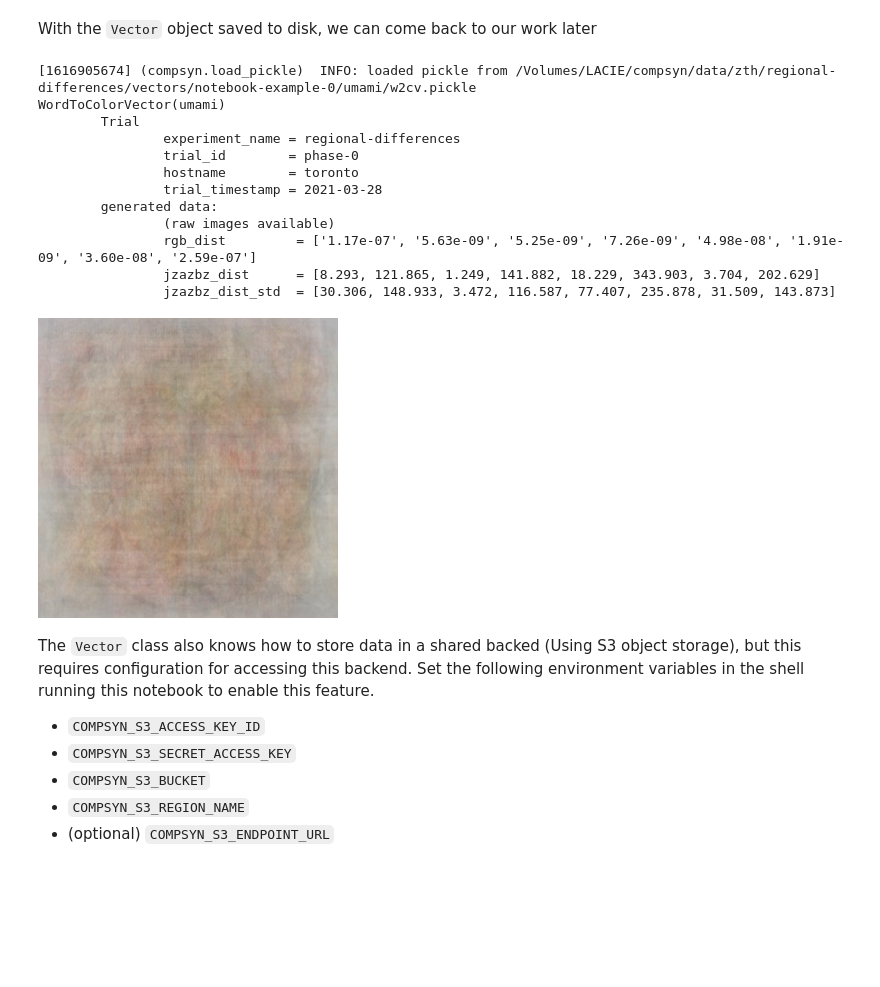
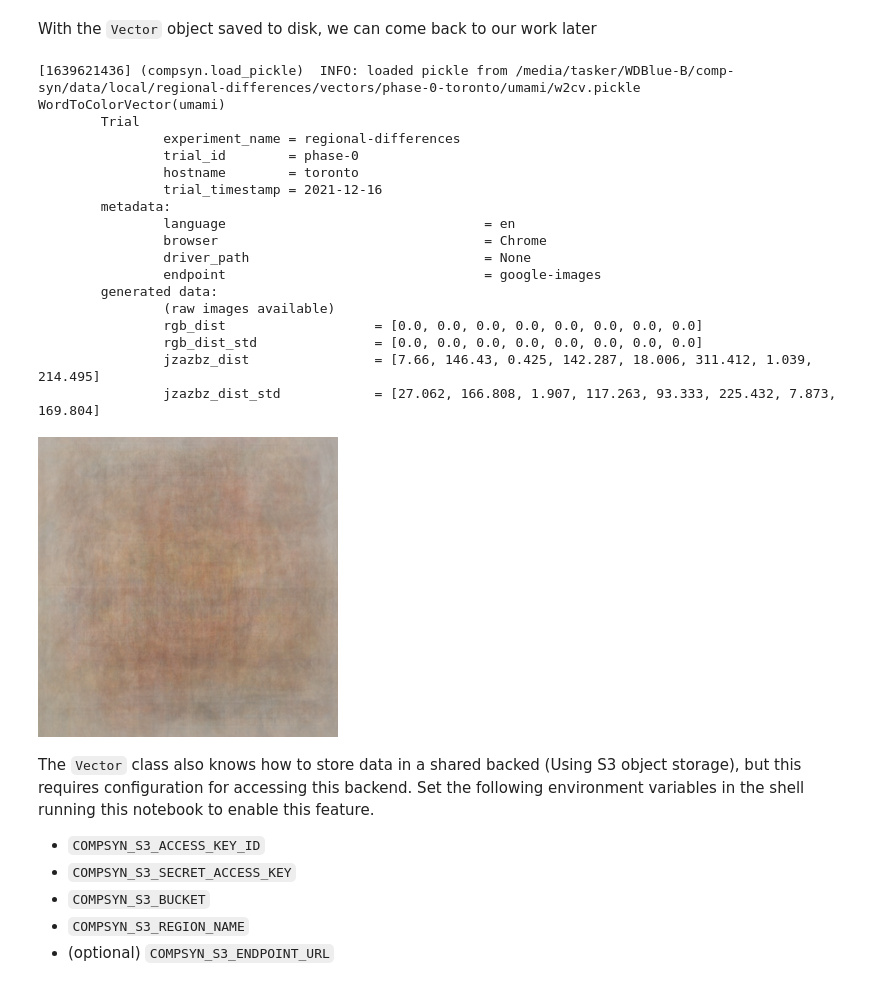
Before and after one commit to comp-syn/comp-syn, a Jupyter notebook: notebooks/trial_and_vector.ipynb, the cells around one changed output. Cells and saved outputs as stored; diff of their text form; code cells hidden in the pictures; blank space fills up the shorter version.

```diff
--- a/notebooks/trial_and_vector.ipynb
+++ b/notebooks/trial_and_vector.ipynb
@@ -135,28 +143,34 @@ With the `Vector` object saved to disk, we can come back to our work later
 # %%
 del w2cv # simulate leaving and coming back to our work later
 
 # Re-use the Trial object and revision so that we can find the data
-w2cv = WordToColorVector(label="umami", revision="notebook-example-0", trial=regional_trial)
+w2cv = WordToColorVector(label="umami", trial=regional_trial)
 w2cv.load()
 print(w2cv)
 w2cv.colorgram
 
 # Some attributes may not be stored, to control the saved object size getting too large
 # For instance, the larger jzazbz_vector, as well as the ImageData and ImageAnalysis objects are dropped.
 # %% [output]
-[1616905674] (compsyn.load_pickle)  INFO: loaded pickle from /Volumes/LACIE/compsyn/data/zth/regional-differences/vectors/notebook-example-0/umami/w2cv.pickle
+[1639621436] (compsyn.load_pickle)  INFO: loaded pickle from /media/tasker/WDBlue-B/comp-syn/data/local/regional-differences/vectors/phase-0-toronto/umami/w2cv.pickle
 WordToColorVector(umami)
         Trial
                 experiment_name = regional-differences
                 trial_id        = phase-0
                 hostname        = toronto
-                trial_timestamp = 2021-03-28
+                trial_timestamp = 2021-12-16
+        metadata:
+                language                                 = en
+                browser                                  = Chrome
+                driver_path                              = None
+                endpoint                                 = google-images
         generated data:
                 (raw images available)
-                rgb_dist         = ['1.17e-07', '5.63e-09', '5.25e-09', '7.26e-09', '4.98e-08', '1.91e-09', '3.60e-08', '2.59e-07']
-                jzazbz_dist      = [8.293, 121.865, 1.249, 141.882, 18.229, 343.903, 3.704, 202.629]
-                jzazbz_dist_std  = [30.306, 148.933, 3.472, 116.587, 77.407, 235.878, 31.509, 143.873]
+                rgb_dist                   = [0.0, 0.0, 0.0, 0.0, 0.0, 0.0, 0.0, 0.0]
+                rgb_dist_std               = [0.0, 0.0, 0.0, 0.0, 0.0, 0.0, 0.0, 0.0]
+                jzazbz_dist                = [7.66, 146.43, 0.425, 142.287, 18.006, 311.412, 1.039, 214.495]
+                jzazbz_dist_std            = [27.062, 166.808, 1.907, 117.263, 93.333, 225.432, 7.873, 169.804]
-[figure, old version]
+[figure, new version]
 # %% [markdown]
 The `Vector` class also knows how to store data in a shared backed (Using S3 object storage), but this requires configuration for accessing this backend. Set the following environment variables in the shell running this notebook to enable this feature.
 
```
Also changed, not shown: parts of 10 cells of this notebook, 13 other files.
